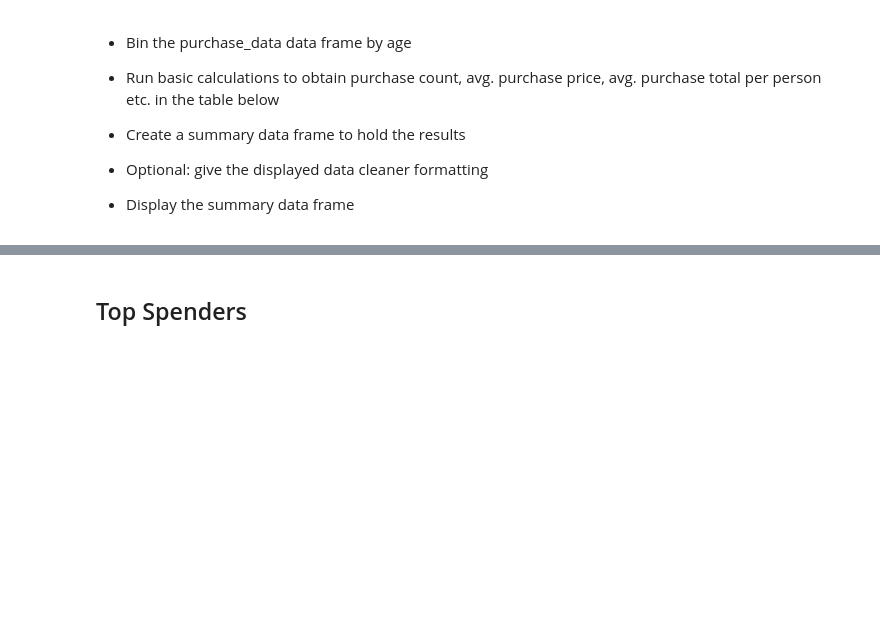
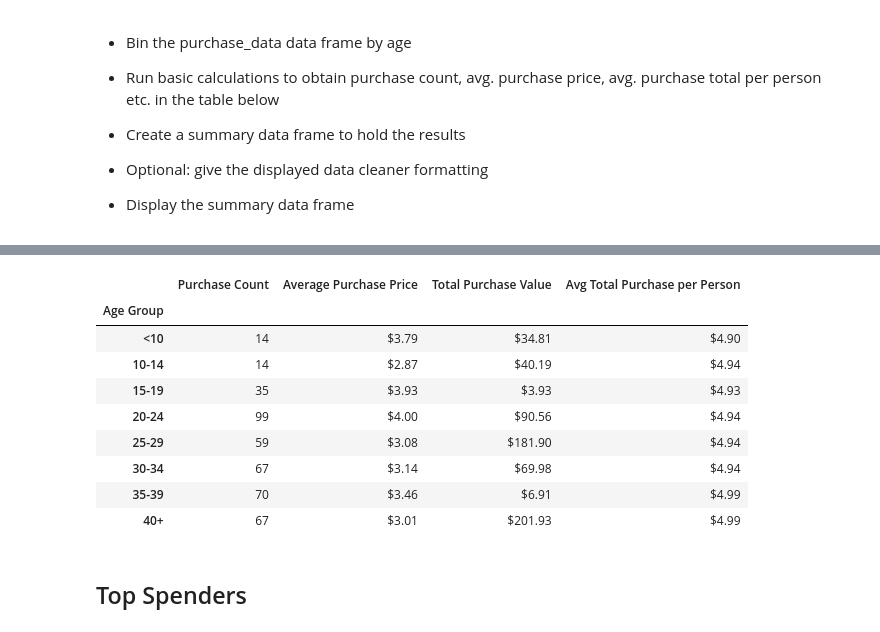
Before and after one commit to Court-Parker4/pandas-challenge, a Jupyter notebook: HeroesOfPymoli/HeroesOfPymoli_starter.ipynb, the cells around one changed output, grey strips where cells are left out. Drawn from its saved outputs; the diff is of its cells as text; code cells hidden in the pictures; blank space fills up the shorter version.

```diff
--- a/HeroesOfPymoli/HeroesOfPymoli_starter.ipynb
+++ b/HeroesOfPymoli/HeroesOfPymoli_starter.ipynb
@@ -314,0 +356,9 @@ ted_df.head()
+# %%
+# Create the bins in which Data will be held
+# Bins are 0, 10, 14, 19, 24, 29, 34, 39, 45.
+bins = [0, 10, 14, 19, 24, 29, 34, 39, 45]
+# Create the names for the age range
+group_age_names = ["<10","10-14","15-19","20-24","25-29","30-34","35-39","40+"]
+# Place the data series into a new column inside of the DataFrame
+pur_ana_age_df["Age Group"] = pd.cut(purchase_data["Age"], bins=bins, labels=group_age_names)
+pur_ana_age_df.head()
@@ -315,3 +373,20 @@ ted_df.head()
+# %%
+# Creating a group based off of the bins
+pur_ana_age_group_df = pur_ana_age_df.groupby("Age Group")
+
+
+pur_ana_age_group_df.max()
+# %% [output]
+|  | Purchase Count | Average Purchase Price | Total Purchase Value | Avg Total Purchase per Person |
+| Age Group |  |  |  |  |
+| <10 | 14 | $3.79 | $34.81 | $4.90 |
+| 10-14 | 14 | $2.87 | $40.19 | $4.94 |
+| 15-19 | 35 | $3.93 | $3.93 | $4.93 |
+| 20-24 | 99 | $4.00 | $90.56 | $4.94 |
+| 25-29 | 59 | $3.08 | $181.90 | $4.94 |
+| 30-34 | 67 | $3.14 | $69.98 | $4.94 |
+| 35-39 | 70 | $3.46 | $6.91 | $4.99 |
+| 40+ | 67 | $3.01 | $201.93 | $4.99 |
 # %% [markdown]
 ## Top Spenders
 # %% [markdown]
```
Also changed, not shown: parts of 11 cells of this notebook.
